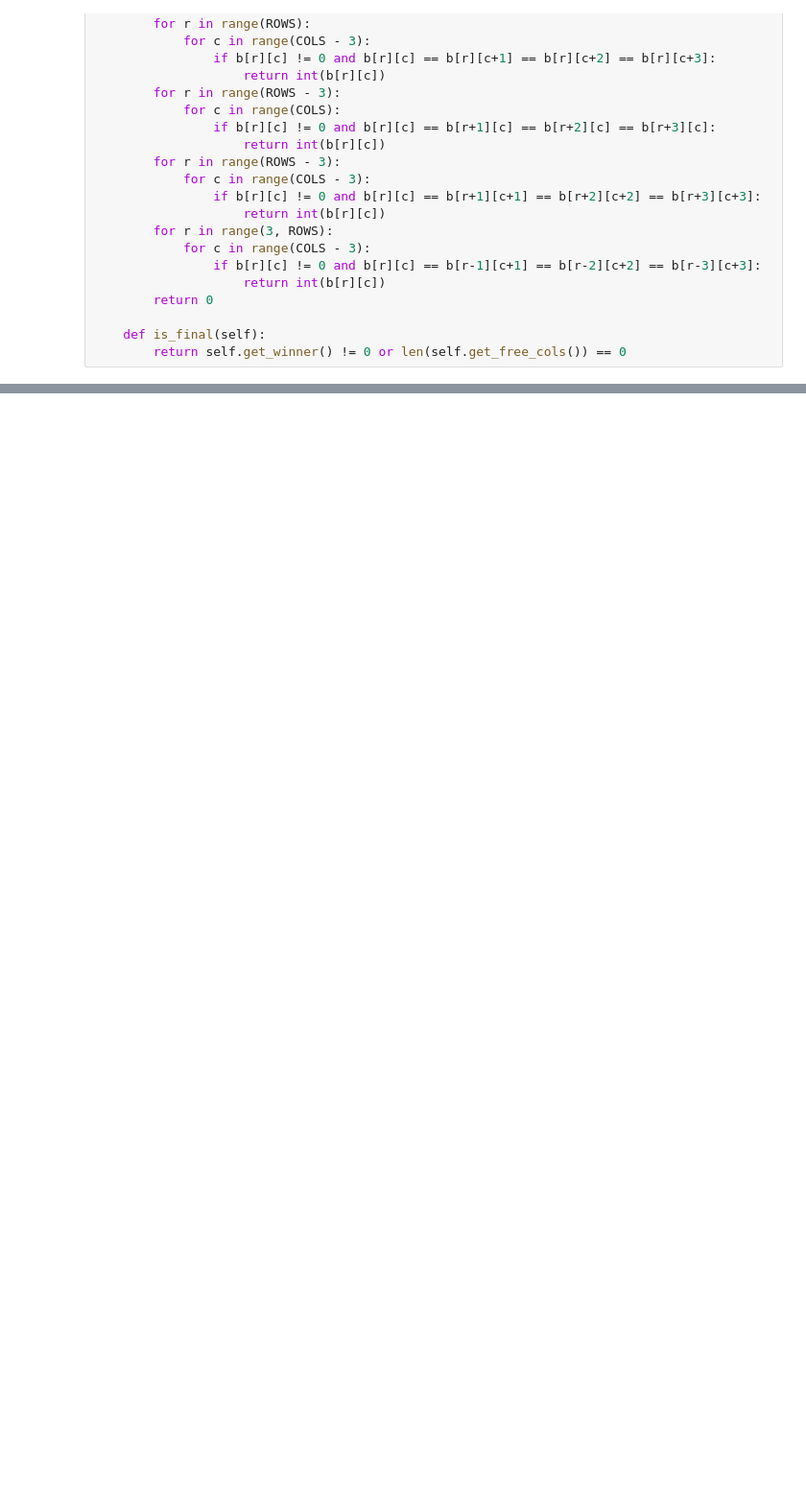
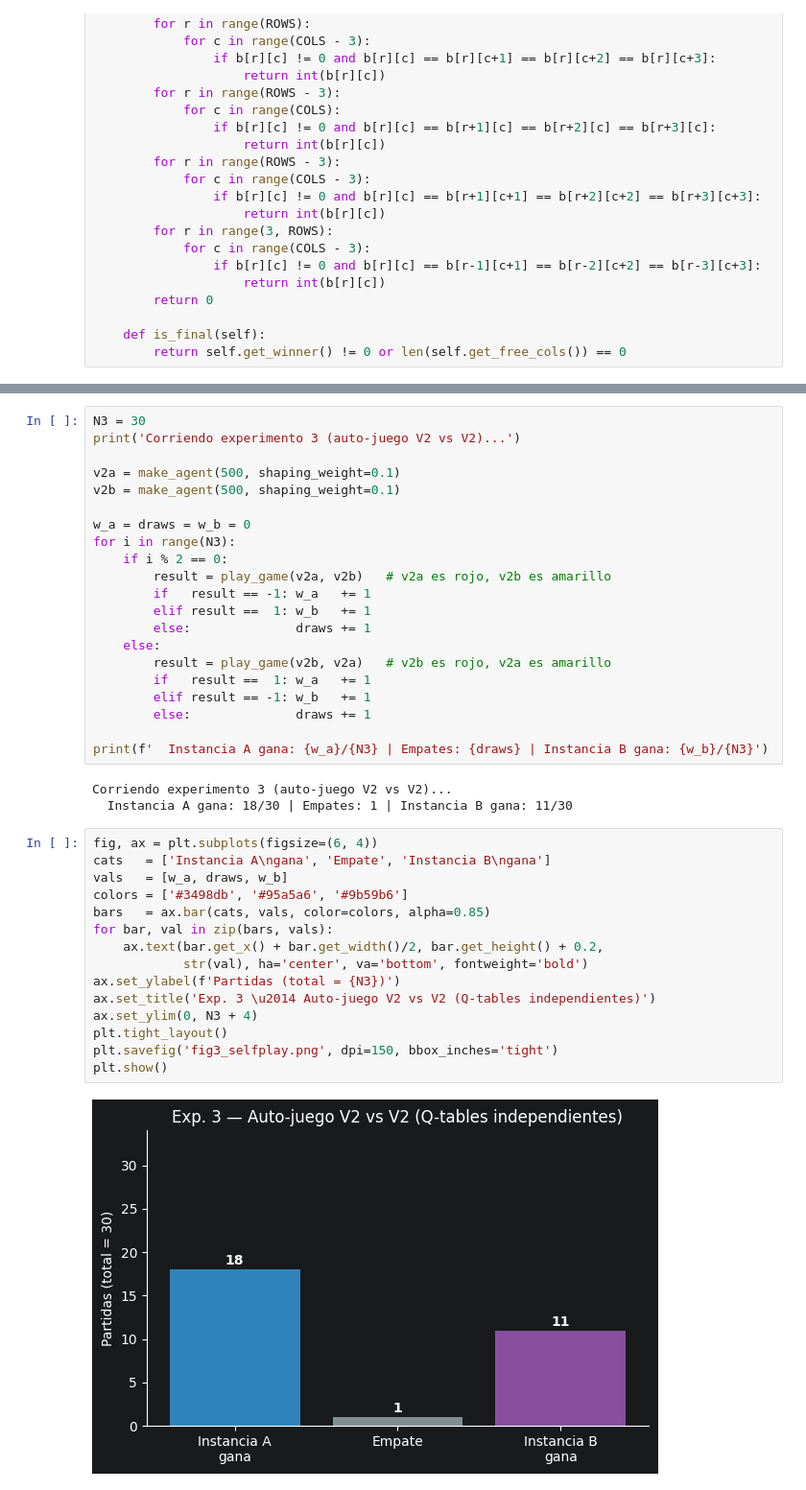
Before and after one commit to estemen27/Proyecto-Final-Fundamentos-de-IA, a Jupyter notebook: entrega.ipynb, the cells around one changed output, grey strips where cells are left out. Shown at 96% size. Cells and saved outputs as stored; diff of their text form; blank space fills up the shorter version.

```diff
--- a/entrega.ipynb
+++ b/entrega.ipynb
@@ -274,0 +325,41 @@ Confrontación directa entre las dos versiones con el mismo presupuesto. Mide el
+# %%
+N3 = 30
+print('Corriendo experimento 3 (auto-juego V2 vs V2)...')
+
+v2a = make_agent(500, shaping_weight=0.1)
+v2b = make_agent(500, shaping_weight=0.1)
+
+w_a = draws = w_b = 0
+for i in range(N3):
+    if i % 2 == 0:
+        result = play_game(v2a, v2b)   # v2a es rojo, v2b es amarillo
+        if   result == -1: w_a   += 1
+        elif result ==  1: w_b   += 1
+        else:              draws += 1
+    else:
+        result = play_game(v2b, v2a)   # v2b es rojo, v2a es amarillo
+        if   result ==  1: w_a   += 1
+        elif result == -1: w_b   += 1
+        else:              draws += 1
+
+print(f'  Instancia A gana: {w_a}/{N3} | Empates: {draws} | Instancia B gana: {w_b}/{N3}')
+# %% [output]
+Corriendo experimento 3 (auto-juego V2 vs V2)...
+  Instancia A gana: 18/30 | Empates: 1 | Instancia B gana: 11/30
+# %%
+fig, ax = plt.subplots(figsize=(6, 4))
+cats   = ['Instancia A\ngana', 'Empate', 'Instancia B\ngana']
+vals   = [w_a, draws, w_b]
+colors = ['#3498db', '#95a5a6', '#9b59b6']
+bars   = ax.bar(cats, vals, color=colors, alpha=0.85)
+for bar, val in zip(bars, vals):
+    ax.text(bar.get_x() + bar.get_width()/2, bar.get_height() + 0.2,
+            str(val), ha='center', va='bottom', fontweight='bold')
+ax.set_ylabel(f'Partidas (total = {N3})')
+ax.set_title('Exp. 3 \u2014 Auto-juego V2 vs V2 (Q-tables independientes)')
+ax.set_ylim(0, N3 + 4)
+plt.tight_layout()
+plt.savefig('fig3_selfplay.png', dpi=150, bbox_inches='tight')
+plt.show()
+# %% [output]
+[figure, added]
```
Also changed, not shown: parts of 25 cells of this notebook, 2 other files.
